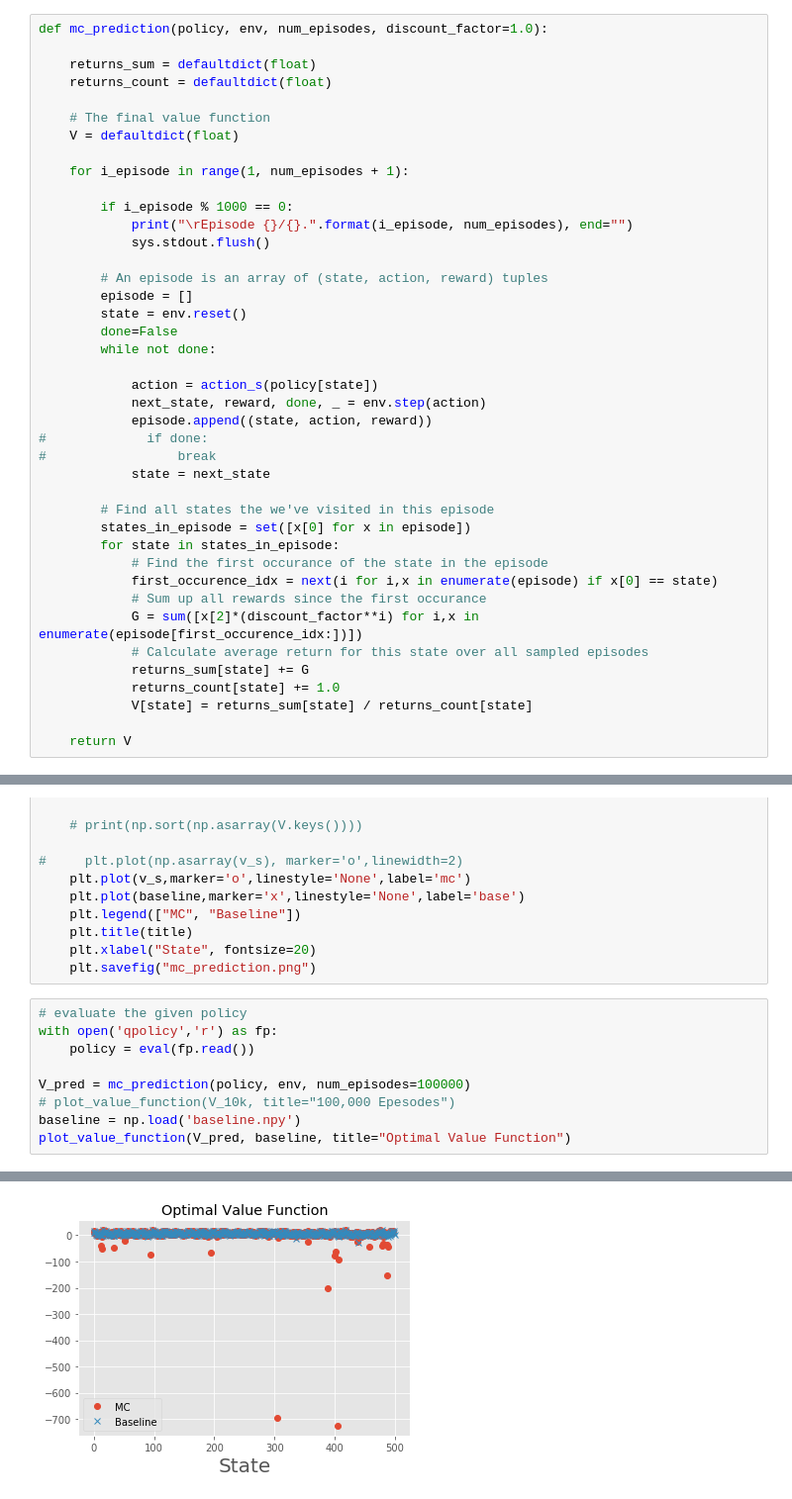
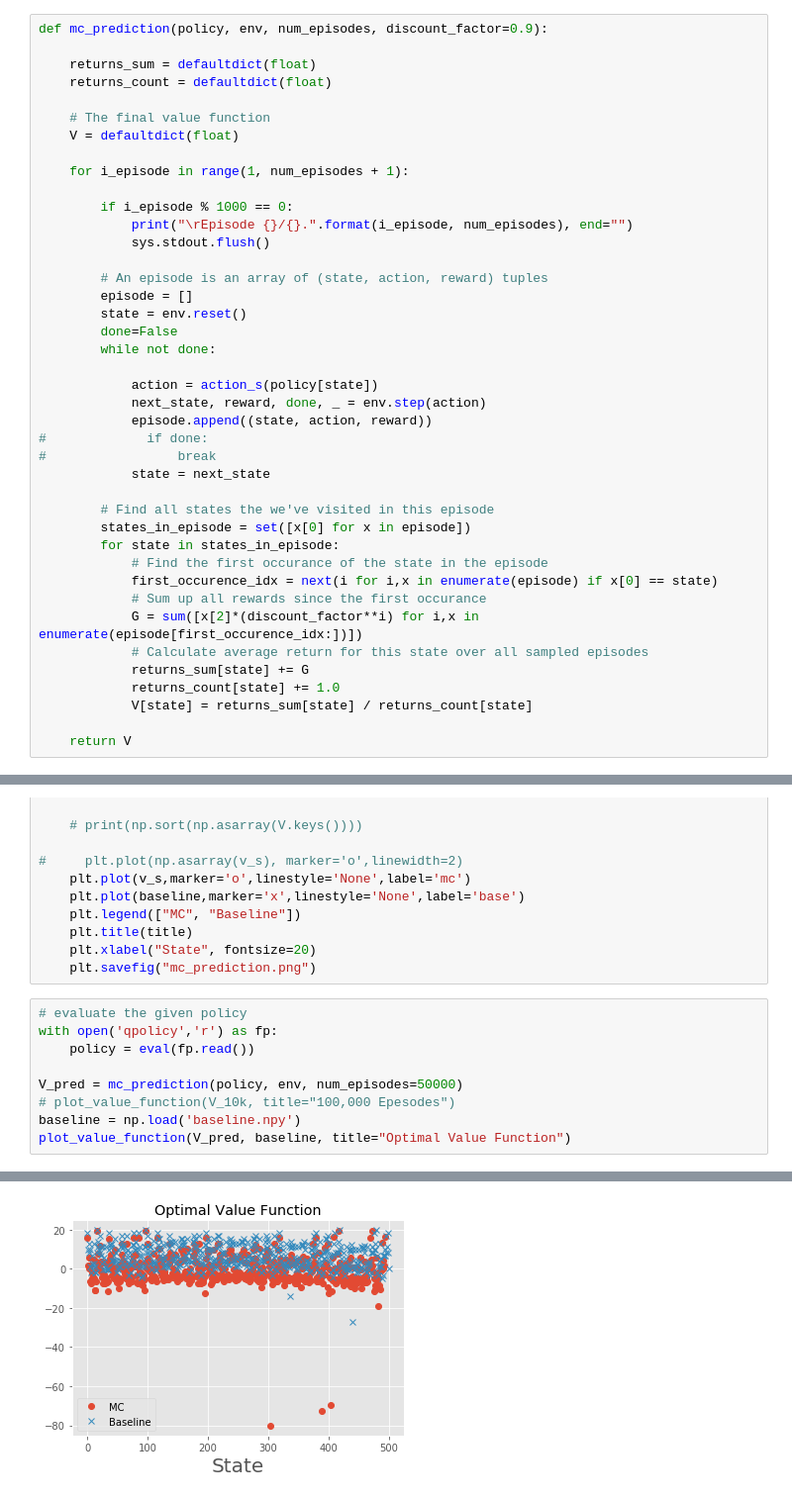
Before and after one commit to syitong/rl-hw, a Jupyter notebook: hw2/MC_taxi_yitong.ipynb, the cells around one changed output, grey strips where cells are left out. Shown at 99% size. Drawn from its saved outputs; the diff is of its cells as text.

```diff
--- a/hw2/MC_taxi_yitong.ipynb
+++ b/hw2/MC_taxi_yitong.ipynb
@@ -25,7 +25,7 @@ def action_s(policy_s):
     p = policy_s / sum(policy_s)
     return np.random.choice(numA,p=p)
 # %%
-def mc_prediction(policy, env, num_episodes, discount_factor=1.0):
+def mc_prediction(policy, env, num_episodes, discount_factor=0.9):
 
     returns_sum = defaultdict(float)
     returns_count = defaultdict(float)
@@ -95,7 +95,7 @@ def plot_value_function(V, baseline, title="Value Function"):
 with open('qpolicy','r') as fp:
     policy = eval(fp.read())
 
-V_pred = mc_prediction(policy, env, num_episodes=100000)
+V_pred = mc_prediction(policy, env, num_episodes=50000)
 # plot_value_function(V_10k, title="100,000 Epesodes")
 baseline = np.load('baseline.npy')
 plot_value_function(V_pred, baseline, title="Optimal Value Function")
@@ -106 +106 @@ Episode 10000/10000.
-[figure, old version]
+[figure, new version]
```
Also changed, not shown: parts of 1 cell of this notebook, 1 other file.
